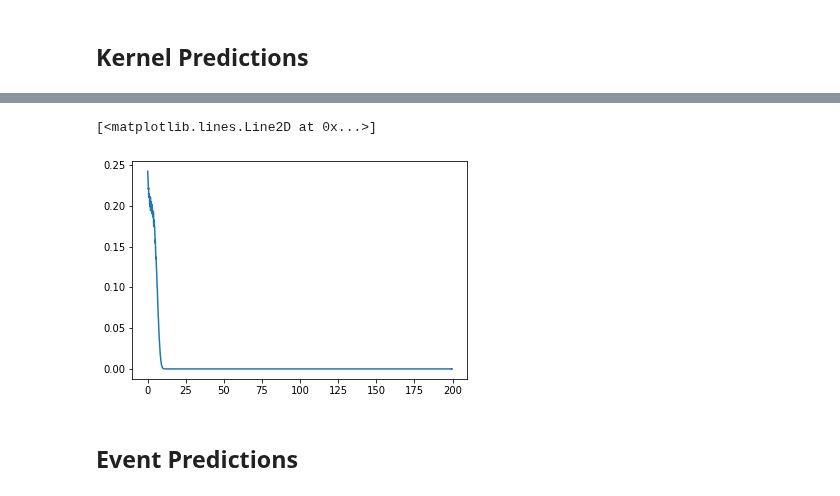
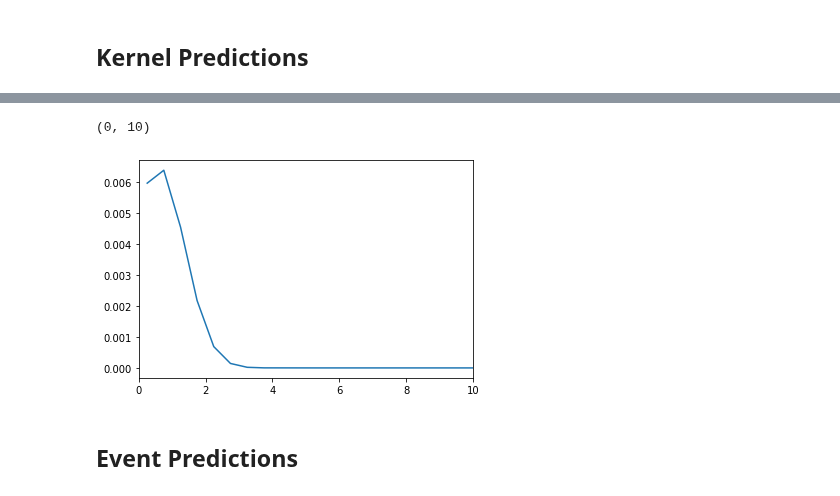
Before and after one commit to yamacisik/gated_kernel_tpp, a Jupyter notebook: dev_notebook.ipynb, the cells around one changed output, grey strips where cells are left out. Saved outputs shown, nothing was run; the diff lists cells and outputs as text; code cells hidden in the pictures.

```diff
--- a/dev_notebook.ipynb
+++ b/dev_notebook.ipynb
@@ -107,29 +76,31 @@ AttributeError: 'gated_TPP' object has no attribute 't_max'
 # %%
 x = all_times.detach()
 y = kernel_values.detach()
 
 sorted_indices = torch.argsort(x)
 
 x = x[sorted_indices]
 y = y[sorted_indices]
 
 
 ## Moving Average
 
-step = 0.1
+step = 0.5
 
 t = []
 alpha = []
 
 for i in np.arange(step,200,step):
     avg_index = (x<i) & ( x >i - step)
     t.append(x[avg_index].mean().item())
     alpha.append(y[avg_index].mean().item())
+alpha = np.array(alpha)
+# alpha = (alpha - alpha.min())/(alpha.max()-alpha.min())
+plt.plot(t,alpha)
+plt.xlim(0, 10)
+# %% [output]
+(0, 10)
+[figure, added]
-# %%
-plt.plot(t,alpha)
-# %% [output]
-[<matplotlib.lines.Line2D at 0x...>]
-[figure, removed]
 # %% [markdown]
 ## Event Predictions
 # %% [markdown]
```
Also changed, not shown: parts of 25 cells of this notebook, 4 other files.
